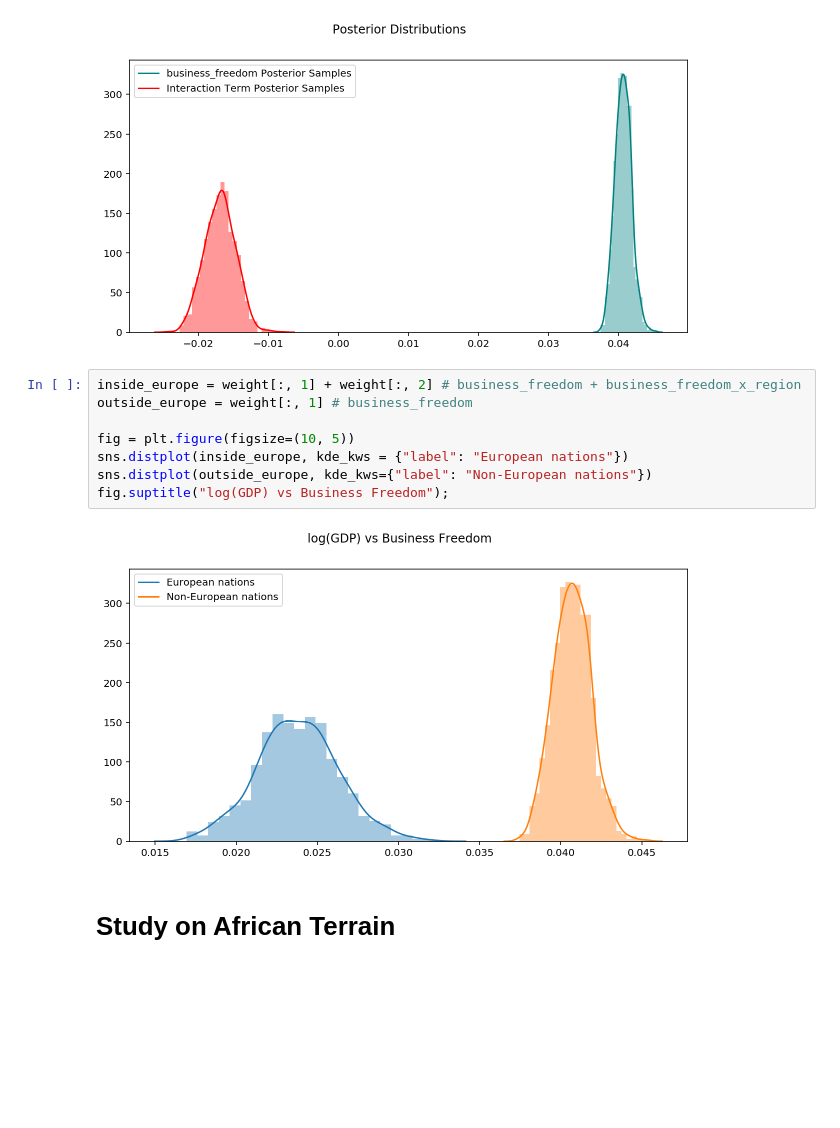
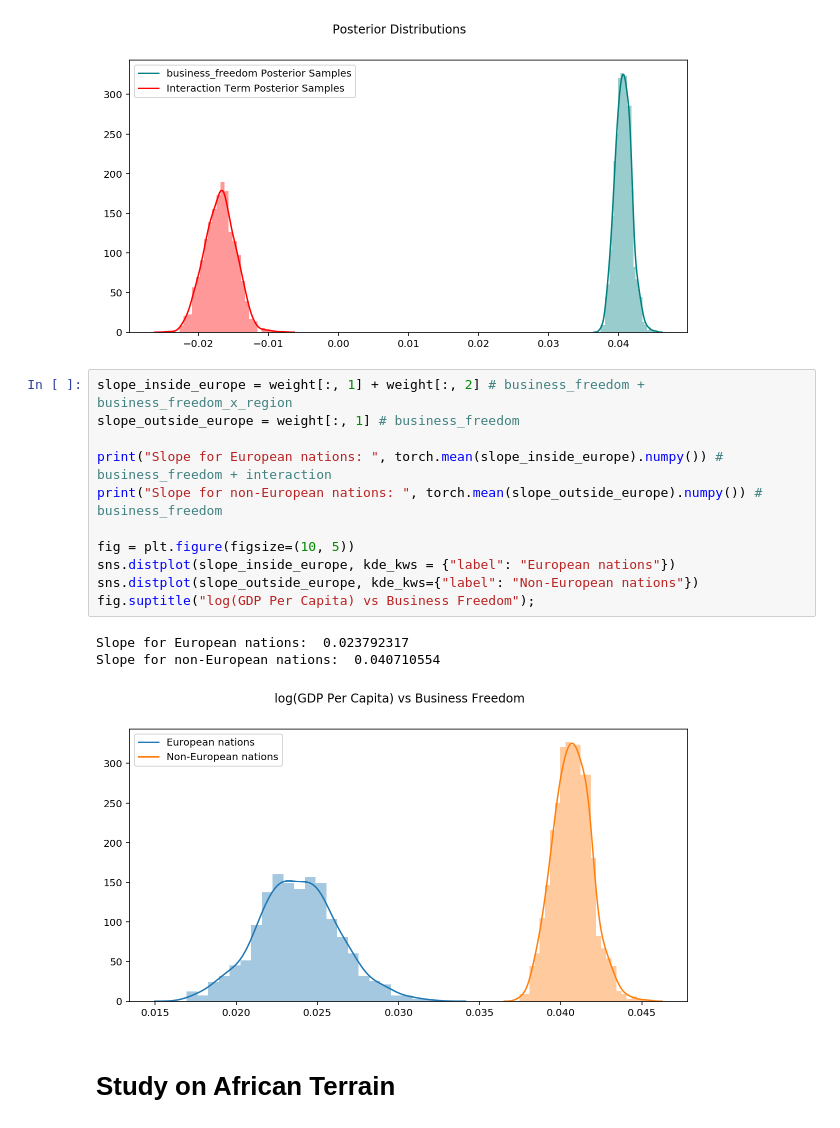
Before and after one commit to jramkiss/jramkiss.github.io, a Jupyter notebook: _posts/notebooks/regression_VS_bayesian_regression.ipynb, the cells around one changed output. Drawn from its saved outputs; the diff is of its cells as text; blank space fills up the shorter version.

```diff
--- a/_posts/notebooks/regression_VS_bayesian_regression.ipynb
+++ b/_posts/notebooks/regression_VS_bayesian_regression.ipynb
@@ -252,15 +247,20 @@ fig.suptitle("Posterior Distributions");
 # %% [output]
 [figure]
 # %%
-inside_europe = weight[:, 1] + weight[:, 2] # business_freedom + business_freedom_x_region
-outside_europe = weight[:, 1] # business_freedom
+slope_inside_europe = weight[:, 1] + weight[:, 2] # business_freedom + business_freedom_x_region
+slope_outside_europe = weight[:, 1] # business_freedom
+
+print("Slope for European nations: ", torch.mean(slope_inside_europe).numpy()) # business_freedom + interaction
+print("Slope for non-European nations: ", torch.mean(slope_outside_europe).numpy()) # business_freedom
 
 fig = plt.figure(figsize=(10, 5))
-sns.distplot(inside_europe, kde_kws = {"label": "European nations"})
-sns.distplot(outside_europe, kde_kws={"label": "Non-European nations"})
-fig.suptitle("log(GDP) vs Business Freedom");
+sns.distplot(slope_inside_europe, kde_kws = {"label": "European nations"})
+sns.distplot(slope_outside_europe, kde_kws={"label": "Non-European nations"})
+fig.suptitle("log(GDP Per Capita) vs Business Freedom");
 # %% [output]
+Slope for European nations:  0.023792317
+Slope for non-European nations:  0.040710554
-[figure, old version]
+[figure, new version]
 # %% [markdown]
 # Study on African Terrain
 # %%
```
Also changed, not shown: parts of 2 cells of this notebook, 1 other file.
